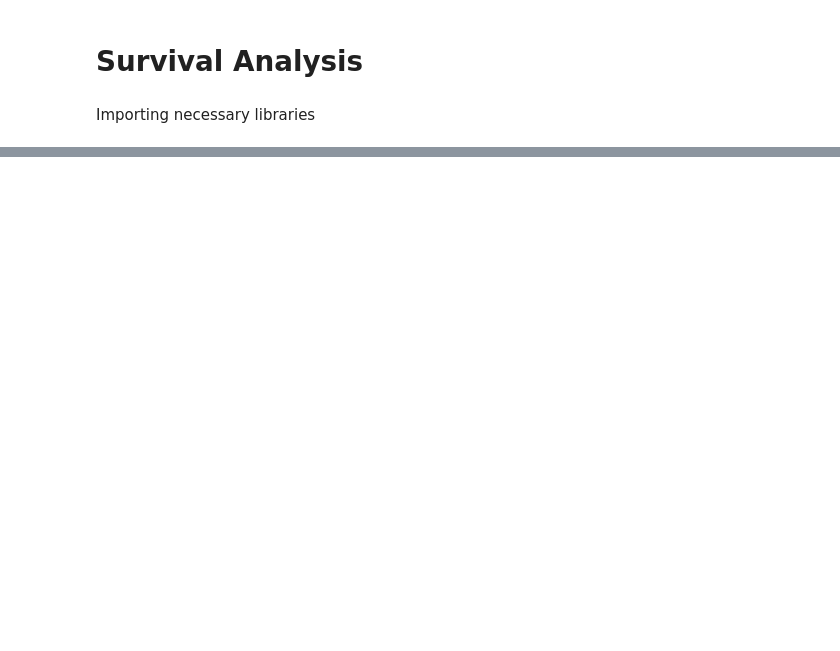
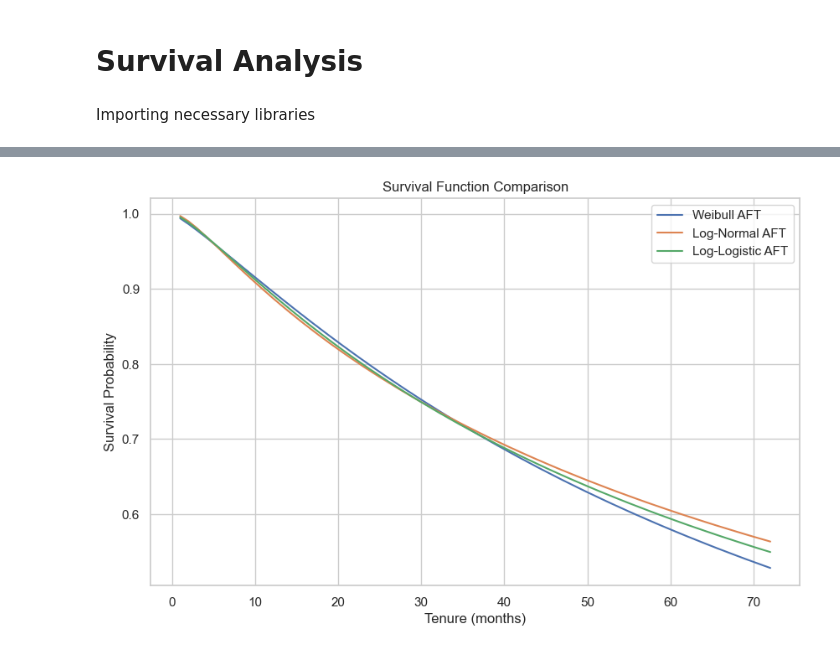
Before and after one commit to EdoPetrosyan/Telco-Survival-Analysis, a Jupyter notebook: Survival Analysis HW3.ipynb, the cells around one changed output, grey strips where cells are left out. Saved outputs shown, nothing was run; the diff lists cells and outputs as text; code cells hidden in the pictures; blank space fills up the shorter version.

```diff
--- a/Survival Analysis HW3.ipynb
+++ b/Survival Analysis HW3.ipynb
@@ -18,0 +96,11 @@ telco_data.head()
+# %%
+log_logistic_aft = LogLogisticAFTFitter()
+log_normal_aft = LogNormalAFTFitter()
+weibull_aft = WeibullAFTFitter()
+
+duration_col = 'tenure'
+event_col = 'churn'
+# %%
+log_logistic_aft.fit(df, duration_col=duration_col, event_col=event_col)
+print("Log-Logistic AFT Model Summary:")
+print(log_logistic_aft.print_summary())
@@ -18,0 +138,4 @@ telco_data.head()
+# %%
+log_normal_aft.fit(df, duration_col=duration_col, event_col=event_col)
+print("Log-Normal AFT Model Summary:")
+print(log_normal_aft.print_summary())
@@ -18,0 +173,4 @@ telco_data.head()
+# %%
+weibull_aft.fit(df, duration_col=duration_col, event_col=event_col)
+print("Weibull AFT Model Summary:")
+print(weibull_aft.print_summary())
@@ -18,0 +208,17 @@ telco_data.head()
+# %%
+weibull_sf = weibull_aft.predict_survival_function(df)
+lognormal_sf = log_normal_aft.predict_survival_function(df)
+loglogistic_sf = log_logistic_aft.predict_survival_function(df)
+
+plt.figure(figsize=(10, 6))
+plt.plot(weibull_sf.index, weibull_sf.mean(axis=1), label='Weibull AFT')
+plt.plot(lognormal_sf.index, lognormal_sf.mean(axis=1), label='Log-Normal AFT')
+plt.plot(loglogistic_sf.index, loglogistic_sf.mean(axis=1), label='Log-Logistic AFT')
+
+plt.xlabel('Tenure (months)')
+plt.ylabel('Survival Probability')
+plt.title('Survival Function Comparison')
+plt.legend()
+plt.show()
+# %% [output]
+[figure, added]
```
Also changed, not shown: parts of 30 cells of this notebook, 1 other file.
